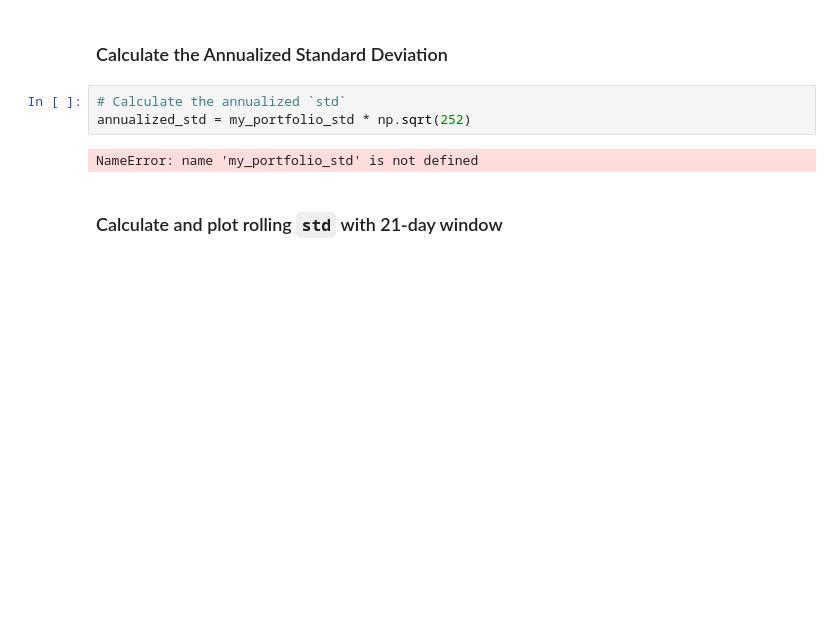
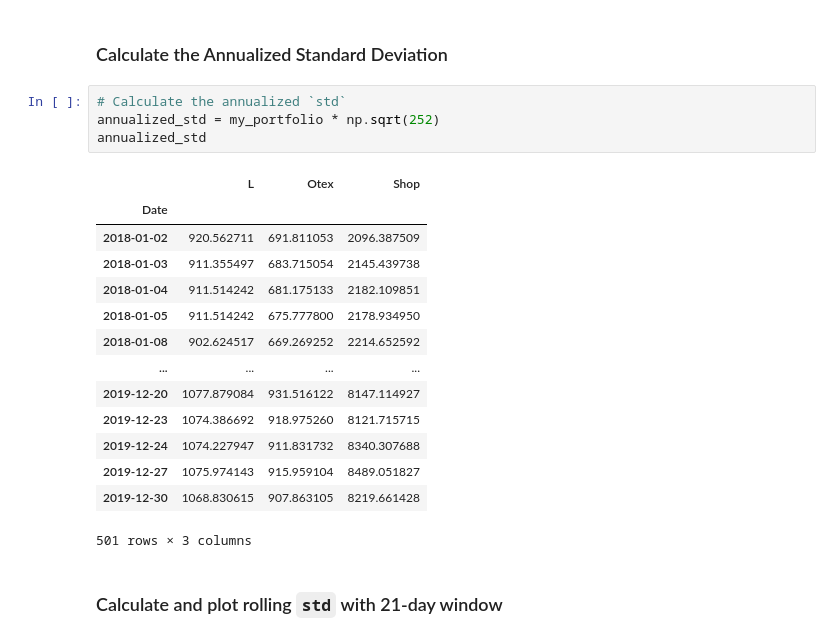
Before and after one commit to P4RASTOO/Challenge_04, a Jupyter notebook: whale_analysis.ipynb, the cells around one changed output. Cells and saved outputs as stored; diff of their text form; blank space fills up the shorter version.

```diff
--- a/whale_analysis.ipynb
+++ b/whale_analysis.ipynb
@@ -601,9 +601,23 @@ dtype: int64
 ### Calculate the Annualized Standard Deviation
 # %%
 # Calculate the annualized `std`
-annualized_std = my_portfolio_std * np.sqrt(252)
+annualized_std = my_portfolio * np.sqrt(252)
+annualized_std
 # %% [output]
+|  | L | Otex | Shop |
+| Date |  |  |  |
+| 2018-01-02 | 920.562711 | 691.811053 | 2096.387509 |
+| 2018-01-03 | 911.355497 | 683.715054 | 2145.439738 |
+| 2018-01-04 | 911.514242 | 681.175133 | 2182.109851 |
+| 2018-01-05 | 911.514242 | 675.777800 | 2178.934950 |
+| 2018-01-08 | 902.624517 | 669.269252 | 2214.652592 |
+| ... | ... | ... | ... |
+| 2019-12-20 | 1077.879084 | 931.516122 | 8147.114927 |
+| 2019-12-23 | 1074.386692 | 918.975260 | 8121.715715 |
+| 2019-12-24 | 1074.227947 | 911.831732 | 8340.307688 |
+| 2019-12-27 | 1075.974143 | 915.959104 | 8489.051827 |
+| 2019-12-30 | 1068.830615 | 907.863105 | 8219.661428 |
-NameError: name 'my_portfolio_std' is not defined
+501 rows × 3 columns
 # %% [markdown]
 ### Calculate and plot rolling `std` with 21-day window
 # %%
```
